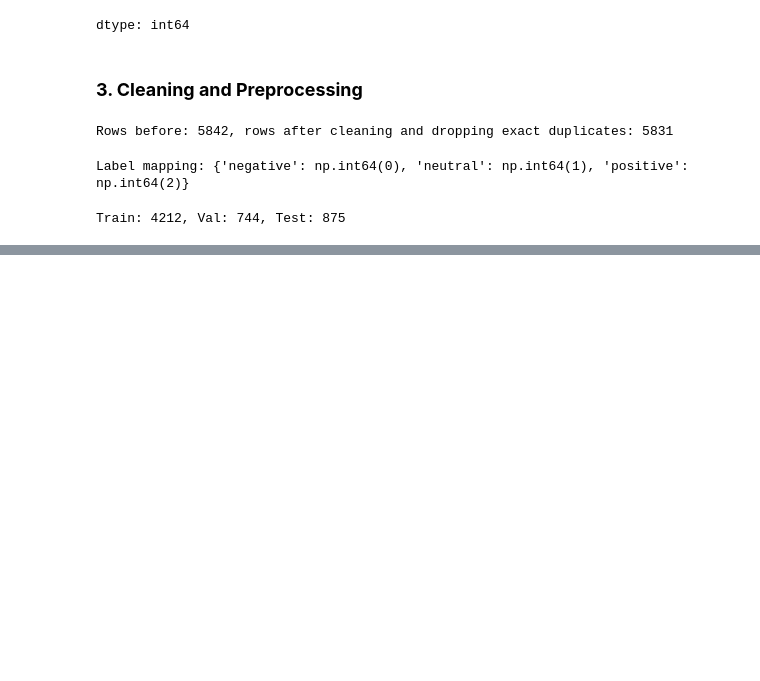
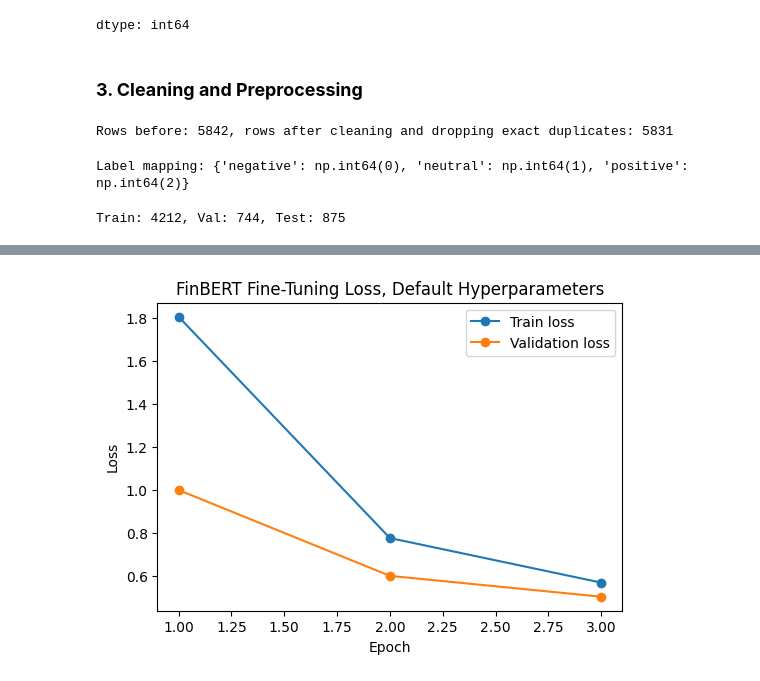
Before and after one commit to faadeola/LLM-financial-sentiment-analysis, a Jupyter notebook: LLM_financial_sentiment_analysis.ipynb, the cells around one changed output, grey strips where cells are left out. Saved outputs shown, nothing was run; the diff lists cells and outputs as text; code cells hidden in the pictures; blank space fills up the shorter version.

```diff
--- a/LLM_financial_sentiment_analysis.ipynb
+++ b/LLM_financial_sentiment_analysis.ipynb
@@ -209,0 +434,5 @@ Train: 4212, Val: 744, Test: 875
+# %%
+MODEL_NAME = "ProsusAI/finbert"
+tokenizer = AutoTokenizer.from_pretrained(MODEL_NAME)
+
+MAX_LENGTH = 64
@@ -209,0 +471,12 @@ Train: 4212, Val: 744, Test: 875
+# %%
+class_weights_array = compute_class_weight(
+    class_weight="balanced",
+    classes=np.unique(train_labels),
+    y=train_labels,
+)
+class_weights_tensor = torch.tensor(class_weights_array, dtype=torch.float).to(DEVICE)
+
+for name, weight in zip(class_names, class_weights_array):
+    print(f"{name}: weight {weight:.3f}")
+
+loss_fn = nn.CrossEntropyLoss(weight=class_weights_tensor)
@@ -209,0 +580,16 @@ Train: 4212, Val: 744, Test: 875
+# %%
+DEFAULT_LEARNING_RATE = 2e-5
+DEFAULT_BATCH_SIZE = 16
+DEFAULT_EPOCHS = 3
+
+default_train_loader = DataLoader(train_dataset, batch_size=DEFAULT_BATCH_SIZE, shuffle=True)
+default_val_loader = DataLoader(val_dataset, batch_size=DEFAULT_BATCH_SIZE)
+default_test_loader = DataLoader(test_dataset, batch_size=DEFAULT_BATCH_SIZE)
+
+default_model = build_model(use_lora=True)
+default_optimizer = AdamW(default_model.parameters(), lr=DEFAULT_LEARNING_RATE)
+
+default_model, default_history = train_model(
+    default_model, default_train_loader, default_val_loader,
+    default_optimizer, loss_fn, DEVICE, DEFAULT_EPOCHS,
+)
@@ -209,0 +604,8 @@ Train: 4212, Val: 744, Test: 875
+# %%
+plot_loss_curve(default_history, "FinBERT Fine-Tuning Loss, Default Hyperparameters")
+
+_, default_test_preds, default_test_labels = run_evaluation(
+    default_model, default_test_loader, loss_fn, DEVICE
+)
+# %% [output]
+[figure, added]
```
Also changed, not shown: parts of 26 cells of this notebook.
